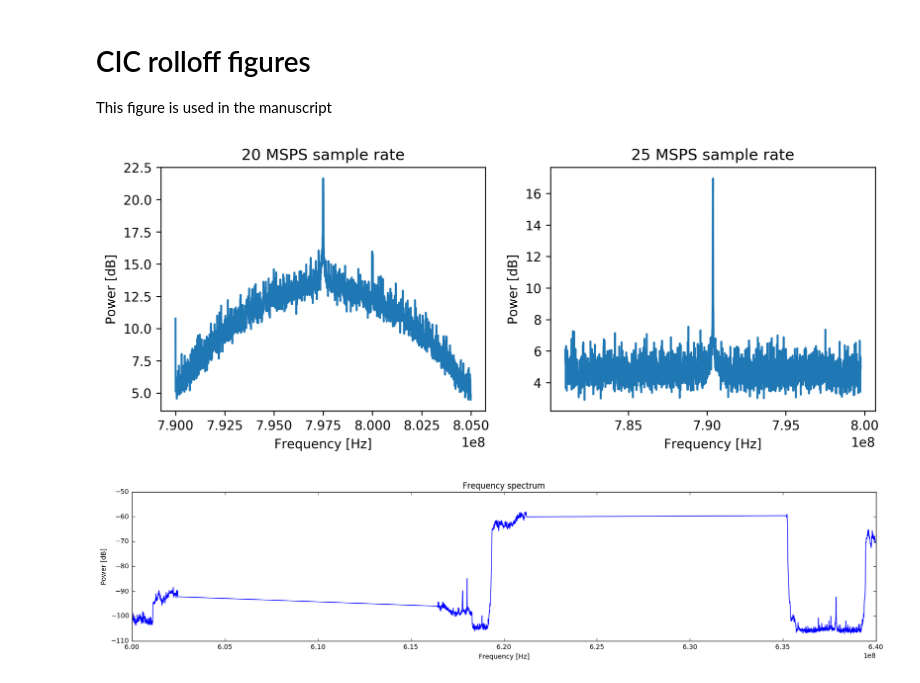
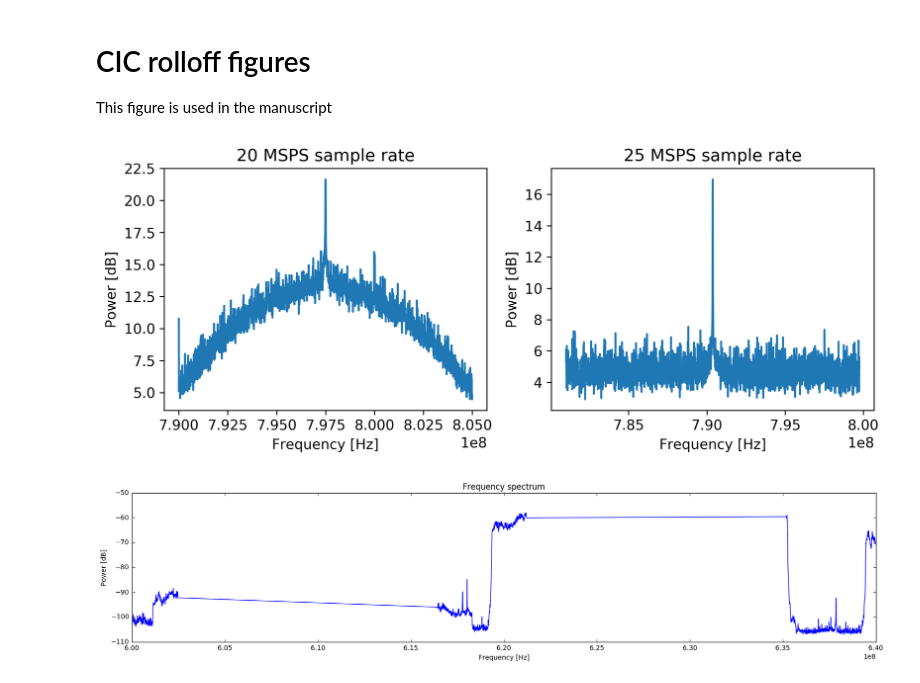
Before and after one commit to jarmokivekas/tuamk-thesis, a Jupyter notebook: spectrum-sense-data-processing.ipynb, the cells around one changed output. Cells and saved outputs as stored; diff of their text form; code cells hidden in the pictures.

```diff
--- a/spectrum-sense-data-processing.ipynb
+++ b/spectrum-sense-data-processing.ipynb
@@ -156,37 +196,41 @@ array([ 25000000.        ,  16666666.66666667,  12500000.        ,
 
 This figure is used in the manuscript
 # %%
+
+matplotlib.rcParams.update({'font.size': 11})
+
+
 # s25 = load_data('data/2017-01-26 09:53:58.977495-sense.tsv')
 s20 = load_data('data/2017-01-26 09:45:27.976551-sense.tsv')
 s25 = load_data('data/2017-01-26 09:53:58.977495-sense.tsv')
 
 a = s20[s20.center_f == s20.center_f.min()]
 a = a[a.power < 25] # remove errorneus datapoint to better highligh the artefact
 
 
 fig = plt.figure(figsize=(10,3.5), dpi=300)
 # fig.suptitle("Sample rate effect on CIC rolloff")
 
 ax = fig.add_subplot(121)
 ax.set_title("20 MSPS sample rate")
 ax.set_ylabel("Power [dB]")
 ax.set_xlabel("Frequency [Hz]")
 ax.plot(a[a.sweep == 0].bin_f,
         a[a.sweep == 0].power)
 
 
 ax = fig.add_subplot(122)
 ax.set_title("25 MSPS sample rate")
 ax.set_ylabel("Power [dB]")
 ax.set_xlabel("Frequency [Hz]")
 
 a = s25[s25.center_f == s25.center_f.min()]
 ax.plot(a[a.sweep == 0].bin_f,
          a[a.sweep == 0].power)
-plt.savefig('doc/img/cic-rollof-by-sample-rate.png')
+plt.savefig('doc/img/cic-rollof-by-sample-rate.png', dpi=300)
 plt.show()
 # %% [output]
-[figure, old version]
+[figure, new version]
 # %%
 ## this data is garbage
 t25 = load_data('data/2017-01-26 11:06:21.121181-sense.tsv')
```
Also changed, not shown: parts of 3 cells of this notebook, 6 other files.
